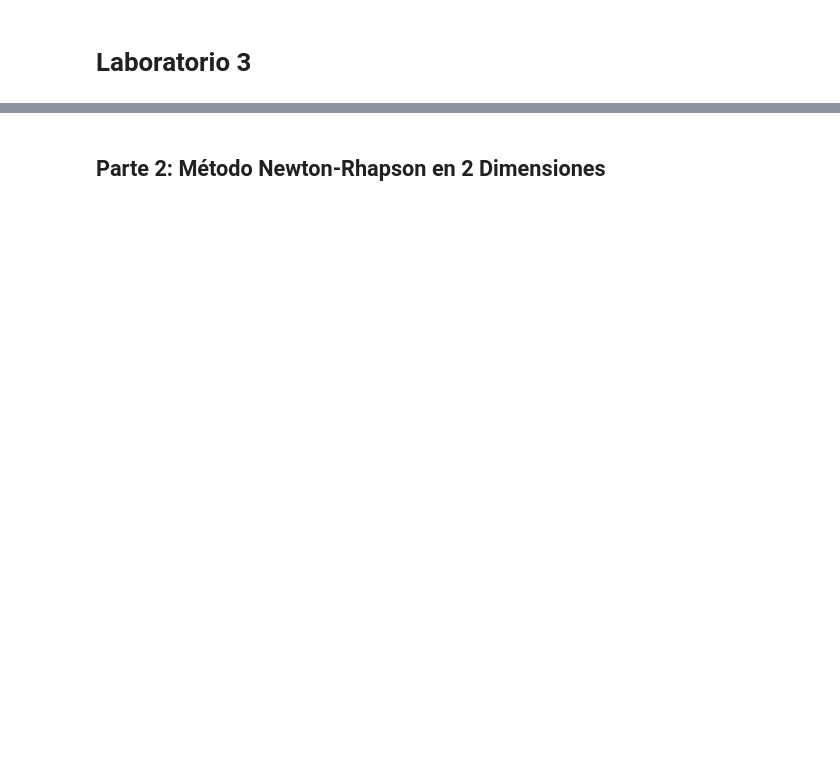
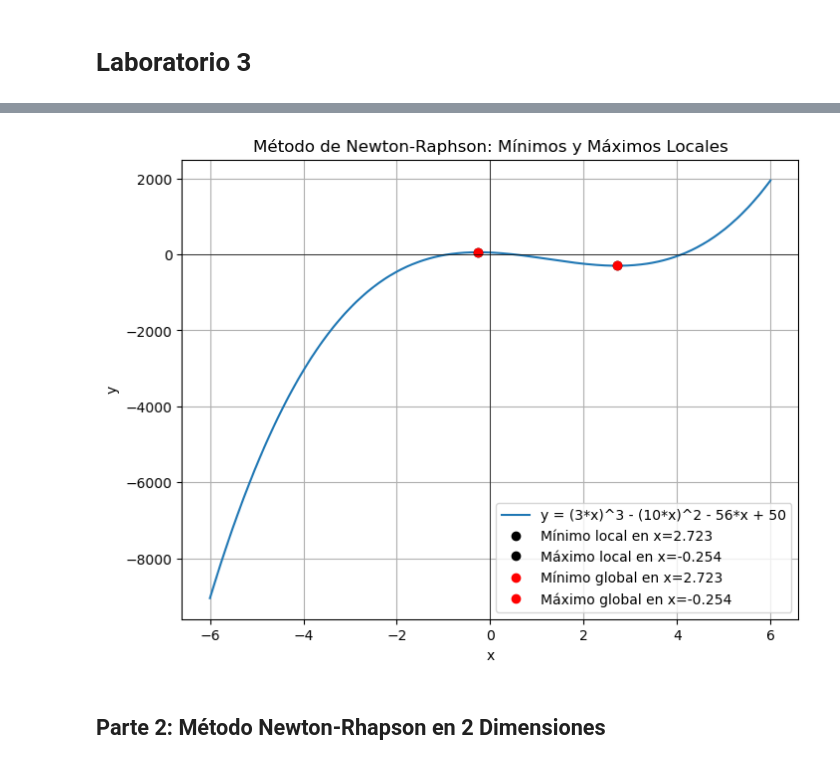
Before and after one commit to mews6/MOS-guide, a Jupyter notebook: labs/lab3/lab3.ipynb, the cells around one changed output, grey strips where cells are left out. Saved outputs shown, nothing was run; the diff lists cells and outputs as text; code cells hidden in the pictures; blank space fills up the shorter version.

```diff
--- a/labs/lab3/lab3.ipynb
+++ b/labs/lab3/lab3.ipynb
@@ -12,7 +26,7 @@ import matplotlib.pyplot as plt
 x = sp.symbols('x')
 
 #fuentes
-f = x**5 - 8*x**3 + 10*x + 6
+f = (3*x)**3 - (10*x)**2 - 56*x + 50
 f_sharp = sp.diff(f, x)
 f_double_sharp = sp.diff(f_sharp, x)
 f_num = sp.lambdify(x, f, 'numpy')
@@ -20,7 +34,7 @@ f_prime_num = sp.lambdify(x, f_sharp, 'numpy')
 f_double_prime_num = sp.lambdify(x, f_double_sharp, 'numpy')
 
 # Implementar el método de Newton-Raphson para encontrar los puntos críticos
-def newton_raphson(x0, alpha=1, tol=0.001, max_iter=100):
+def newton_raphson(x0, alpha=0.6, tol=0.001, max_iter=100):
     for _ in range(max_iter):
         f_prime_val = f_prime_num(x0)
         f_double_prime_val = f_double_prime_num(x0)
@@ -50,8 +64,8 @@ def encontrar_puntos_criticos(x0_vals, alpha=1):
             puntos_criticos.append(x_critico)
     return puntos_criticos
 
-# Encontrar los puntos críticos en el intervalo [-3, 3]
-x0_vals = np.linspace(-3, 3, 10)
+# Encontrar los puntos críticos en el intervalo [-6, 6]
+x0_vals = np.linspace(-6, 6, 10)
 puntos_criticos = encontrar_puntos_criticos(x0_vals)
 
 # Evaluar si son mínimos o máximos locales
@@ -65,39 +79,41 @@ for punto in puntos_criticos:
         maximos.append(round(punto, 4))
 
 # Evaluar los puntos críticos para encontrar el mínimo y máximo global
-x_vals = np.linspace(-3, 3, 400)
+x_vals = np.linspace(-6, 6, 400)
 y_vals = f_num(x_vals)
 
 min_global = min(puntos_criticos, key=lambda x: f_num(x))
 max_global = max(puntos_criticos, key=lambda x: f_num(x))
 
 # Graficar la función
 plt.figure(figsize=(8,6))
-plt.plot(x_vals, y_vals, label='y = x^5 - 8x^3 + 10x + 6')
+plt.plot(x_vals, y_vals, label='y = (3*x)^3 - (10*x)^2 - 56*x + 50')
 
 
 # Graficar los mínimos locales
 for minimo in set(minimos):
 
     plt.plot(minimo, f_num(minimo), 'ko', label=f'Mínimo local en x={minimo:.3f}')
 
 # Graficar los máximos locales
 for maximo in set(maximos):
 
     plt.plot(maximo, f_num(maximo), 'ko', label=f'Máximo local en x={maximo:.3f}')
 
 # Graficar el mínimo y máximo global
 plt.plot(min_global, f_num(min_global), 'ro', label=f'Mínimo global en x={min_global:.3f}')
 plt.plot(max_global, f_num(max_global), 'ro', label=f'Máximo global en x={max_global:.3f}')
 
 # Configurar la gráfica
 plt.title('Método de Newton-Raphson: Mínimos y Máximos Locales')
 plt.xlabel('x')
 plt.ylabel('y')
 plt.axhline(0, color='black',linewidth=0.5)
 plt.axvline(0, color='black',linewidth=0.5)
 plt.grid(True)
 plt.legend()
 plt.show()
+# %% [output]
+[figure, added]
 # %% [markdown]
 ## Parte 2: Método Newton-Rhapson en 2 Dimensiones
```
Also changed, not shown: parts of 6 cells of this notebook, 3 other files.
